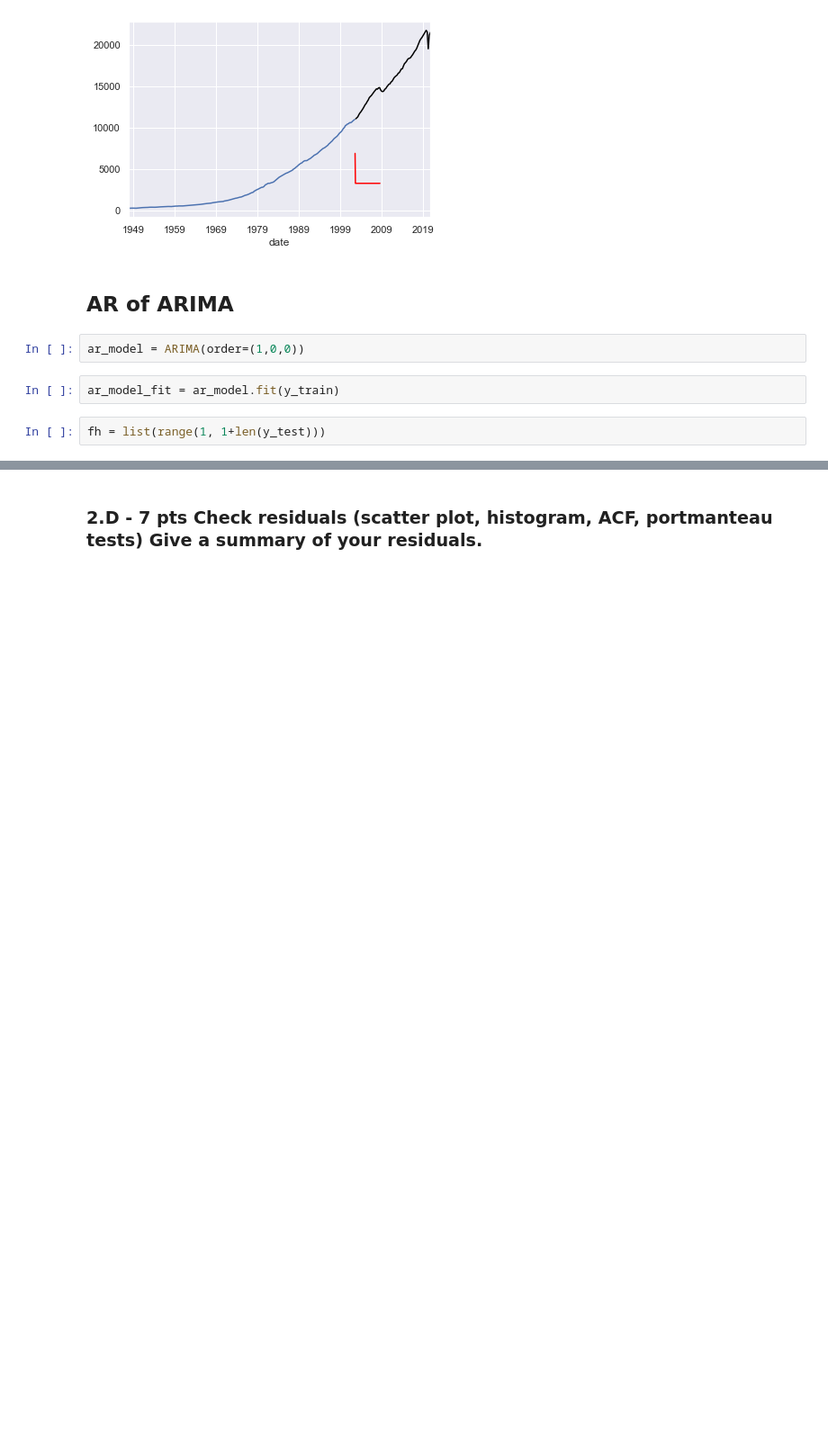
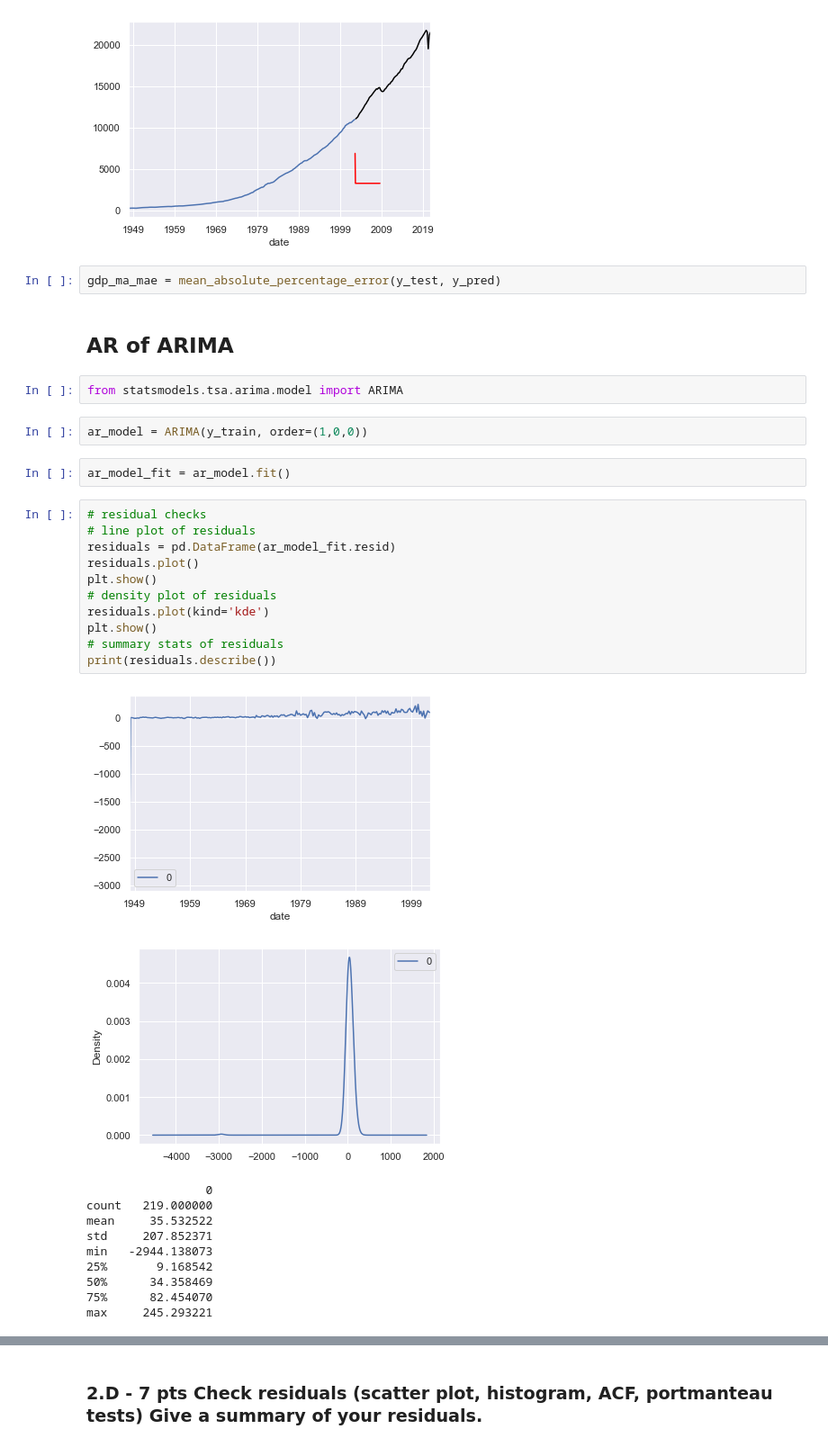
Before and after one commit to earnestsalgado/time-series-analysis_spr22, a Jupyter notebook: HW3/Week 3 Assignment Box Jenkins Models.ipynb, the cells around one changed output, grey strips where cells are left out. Shown: that part at 90% size. Cells and saved outputs as stored; diff of their text form; blank space fills up the shorter version.

```diff
--- a/HW3/Week 3 Assignment Box Jenkins Models.ipynb
+++ b/HW3/Week 3 Assignment Box Jenkins Models.ipynb
@@ -563,11 +576,36 @@ y_test.plot(color = 'black')
 # %% [output]
 <AxesSubplot:xlabel='date'>
 [figure]
+# %%
+gdp_ma_mae = mean_absolute_percentage_error(y_test, y_pred)
 # %% [markdown]
 ## AR of ARIMA
+# %%
+from statsmodels.tsa.arima.model import ARIMA
 # %%
-ar_model = ARIMA(order=(1,0,0))
+ar_model = ARIMA(y_train, order=(1,0,0))
 # %%
-ar_model_fit = ar_model.fit(y_train)
+ar_model_fit = ar_model.fit()
 # %%
-fh = list(range(1, 1+len(y_test)))
+# residual checks
+# line plot of residuals
+residuals = pd.DataFrame(ar_model_fit.resid)
+residuals.plot()
+plt.show()
+# density plot of residuals
+residuals.plot(kind='kde')
+plt.show()
+# summary stats of residuals
+print(residuals.describe())
+# %% [output]
+[figure, added]
+[figure, added]
+                 0
+count   219.000000
+mean     35.532522
+std     207.852371
+min   -2944.138073
+25%       9.168542
+50%      34.358469
+75%      82.454070
+max     245.293221
```
Also changed, not shown: parts of 66 cells of this notebook.
